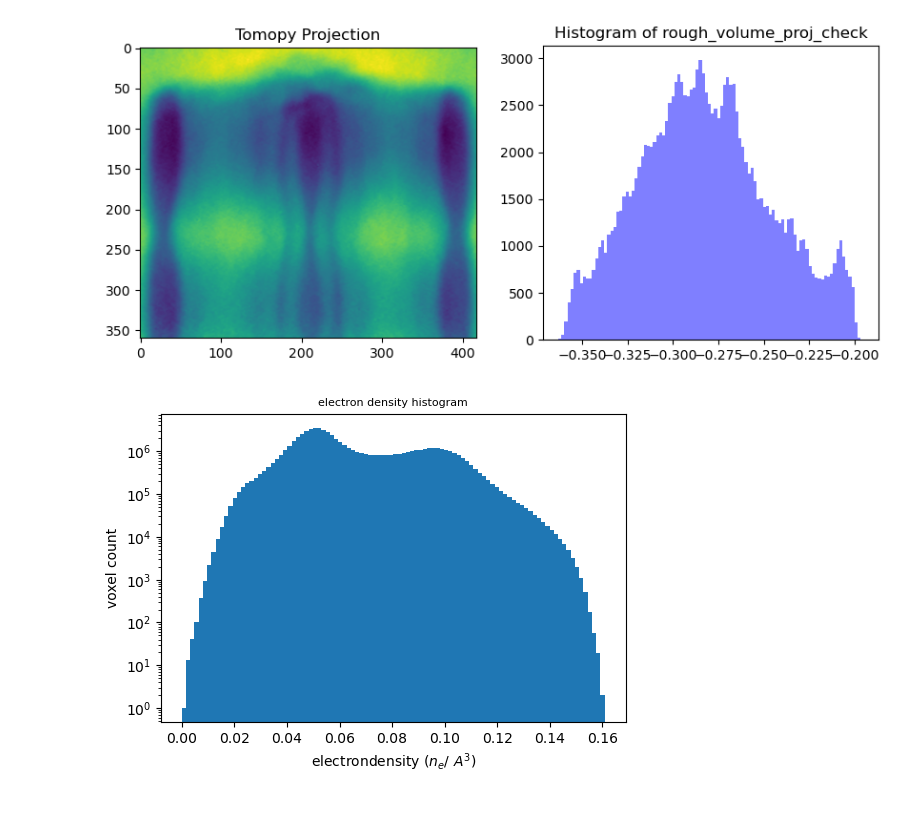
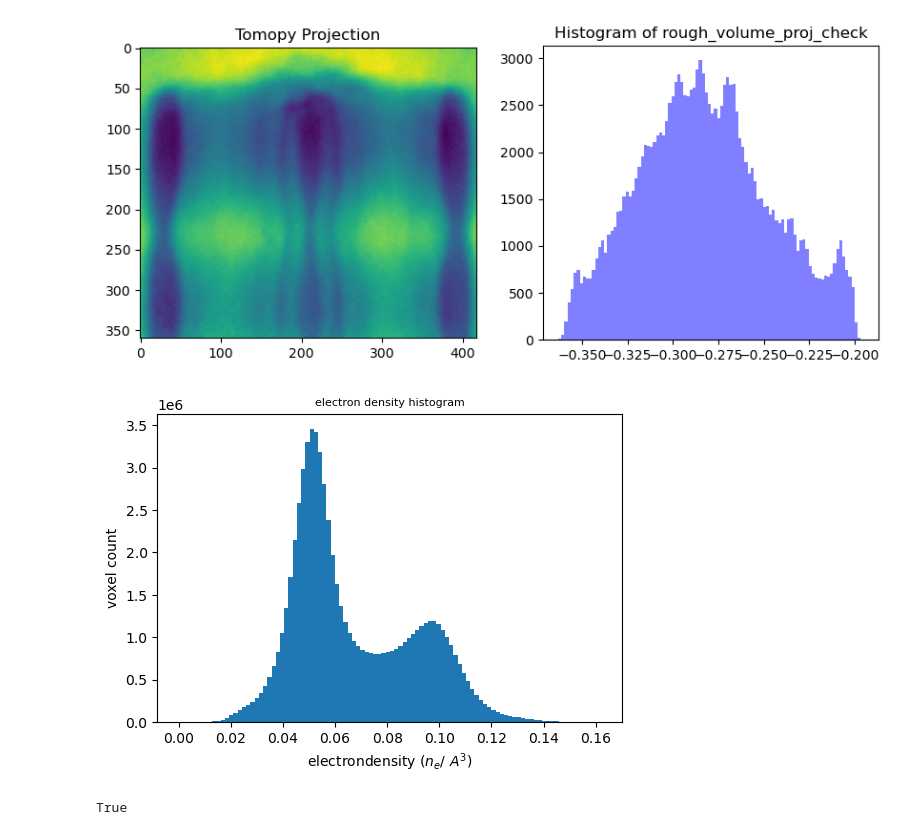
Before and after one commit to levijh1/TomoMono, a Jupyter notebook: densityConversion.ipynb, the cells around one changed output. Saved outputs shown, nothing was run; the diff lists cells and outputs as text; code cells hidden in the pictures.

```diff
--- a/densityConversion.ipynb
+++ b/densityConversion.ipynb
@@ -82,7 +82,7 @@ def showHistogramComparison(kevinProj, tomopyProj_scaled):
     plt.show()
 # %%
 #Import data
-recon_location = "reconstructions/Recon Algorithm Test (on rotation corrected data)/foamRecon_notNormalized_20240719-113905_gpu.tif"
+recon_location = "/Users/levih/Desktop/TomoMono/reconstructions/Recon Algorithm Test (on rotation corrected data)/foamRecon_notNormalized_20240719-113905_gpu.tif"
 tomo, tomo_scale_info = convert_to_numpy(recon_location)
 
 #Volume dimensions
@@ -107,13 +107,13 @@ tomo = tomo[a:b, c:d, e:f]
 ## Scale tomography reconstruction
 # %%
 #Read in Kevin projection for reference
-aligned_proj_location = "alignedProjections/aligned_foamTomo20240718-165515.tif"
+aligned_proj_location = "/Users/levih/Desktop/TomoMono/alignedProjections/aligned_foamTomo20240718-165515.tif"
 kevinProjections, kevin_proj_scale_info = convert_to_numpy(aligned_proj_location)
 kevinProjOriginal = kevinProjections[0] #Every 72 projections
 # %% [markdown]
 ### Calculate scale information
 # %%
-ang = tomopy.angles(36, 0, 360) #First angle should theoretically be the same no matter how many angles I project through
+ang = tomopy.angles(5, 0, 360) #First angle should theoretically be the same no matter how many angles I project through
 tomopyProjOriginal = tomopy.project(tomo, ang)[0] ## uncomment to first figure out the values for kevinProj_p5 and p95
 # %%
 kevinProj, tomopyProj = cropAndAlign(kevinProjOriginal, tomopyProjOriginal)
@@ -216,22 +217,22 @@ Text(0.5, 1.0, 'Histogram of rough_volume_proj_check')
 # %%
 #Convert to electron density
 import scipy.constants as constants
-wavelength = 1239.8 / 8800 * 10**(-9) #This needs to change
+wavelength = 1239.8 / 8872 * 10**(-9)
 lengthOfFullImageMicrons = 20.96*10**(-6) #In microns
 lengthOfFullImagePixels = 900
 voxel_depth = lengthOfFullImageMicrons/lengthOfFullImagePixels
 r_0 = constants.physical_constants['classical electron radius'][0]
 
 vol_proj_shift_edensity = - (rough_volume) / (wavelength * r_0) * (1/ voxel_depth) * (10**-10)**3
 
 fig4, ax = plt.subplots(1, figsize=(6,4))
-ax.hist(np.ndarray.flatten(vol_proj_shift_edensity), 100, log=True)
+ax.hist(np.ndarray.flatten(vol_proj_shift_edensity), 100, log=False)
 ax.set_title('electron density histogram', fontsize=8)
 ax.set_xlabel('electrondensity ($n_e$/ $A^3$)')
 ax.set_ylabel('voxel count')
 plt.show()
 # %% [output]
-[figure, old version]
+[figure, new version]
 # %%
 # u = constants.physical_constants['atomic mass constant'][0]
 # A_bar = 62.546 #This needs to change
@@ -249,3 +250,7 @@ plt.show()
 # ax.set_xlabel('mass density ($g$/ $cm^3$)')
 # ax.set_ylabel('voxel count')
 # plt.show()
+# %%
+"123hello".endswith("hello")
+# %% [output]
+True
```
Also changed, not shown: parts of 2 cells of this notebook, 2 other files.
